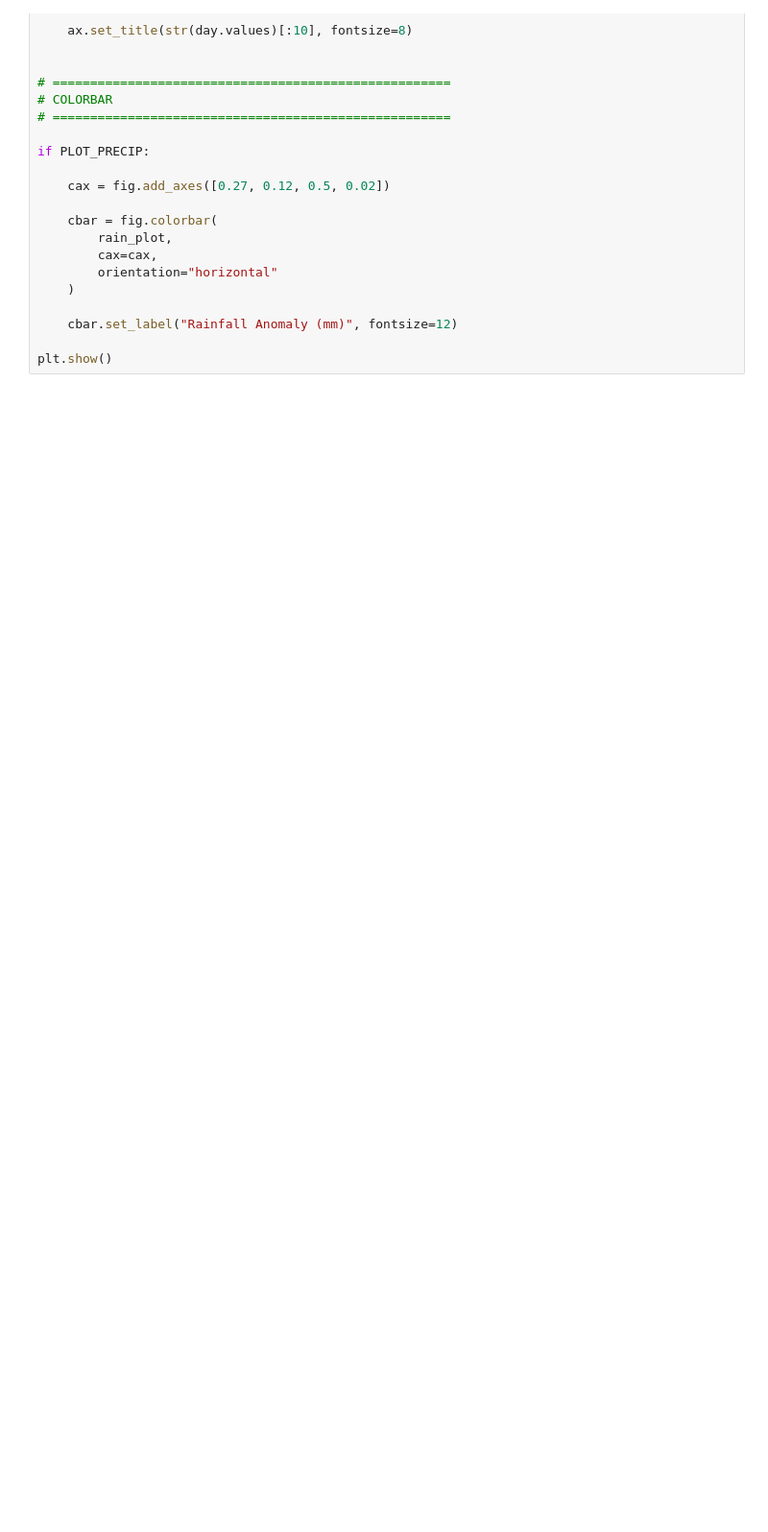
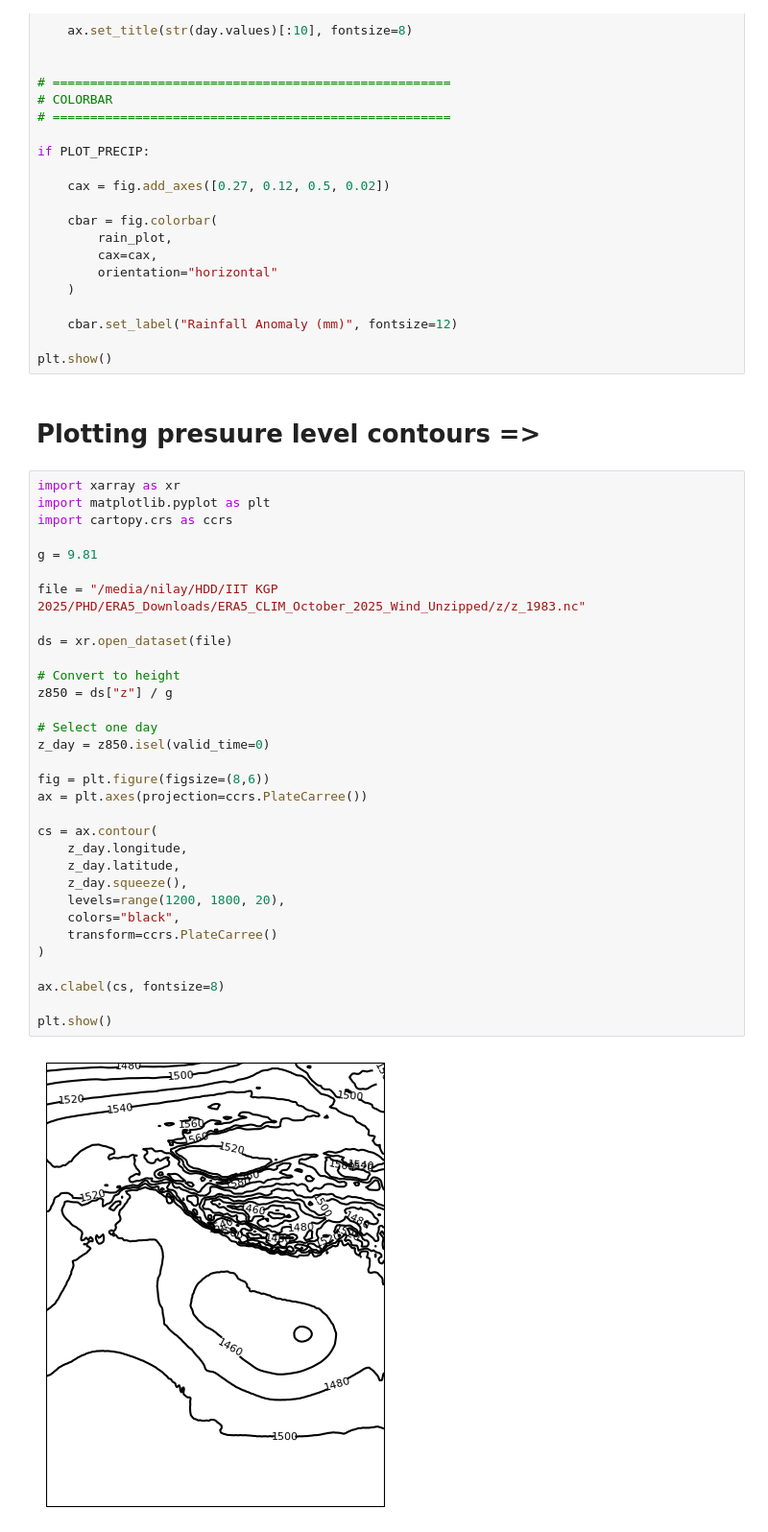
Before and after one commit to nilayiitkgpgit/ERA5, a Jupyter notebook: 2025October_anommaly.ipynb, the cells around one changed output. Shown at 96% size. Drawn from its saved outputs; the diff is of its cells as text; blank space fills up the shorter version.

```diff
--- a/2025October_anommaly.ipynb
+++ b/2025October_anommaly.ipynb
@@ -1147,3 +1147,39 @@ if PLOT_PRECIP:
     cbar.set_label("Rainfall Anomaly (mm)", fontsize=12)
 
 plt.show()
+# %% [markdown]
+# Plotting presuure level contours =>
+# %%
+import xarray as xr
+import matplotlib.pyplot as plt
+import cartopy.crs as ccrs
+
+g = 9.81
+
+file = "/media/nilay/HDD/IIT KGP 2025/PHD/ERA5_Downloads/ERA5_CLIM_October_2025_Wind_Unzipped/z/z_1983.nc"
+
+ds = xr.open_dataset(file)
+
+# Convert to height
+z850 = ds["z"] / g
+
+# Select one day
+z_day = z850.isel(valid_time=0)
+
+fig = plt.figure(figsize=(8,6))
+ax = plt.axes(projection=ccrs.PlateCarree())
+
+cs = ax.contour(
+    z_day.longitude,
+    z_day.latitude,
+    z_day.squeeze(),
+    levels=range(1200, 1800, 20),
+    colors="black",
+    transform=ccrs.PlateCarree()
+)
+
+ax.clabel(cs, fontsize=8)
+
+plt.show()
+# %% [output]
+[figure, added]
```
Also changed, not shown: 3 other files.
